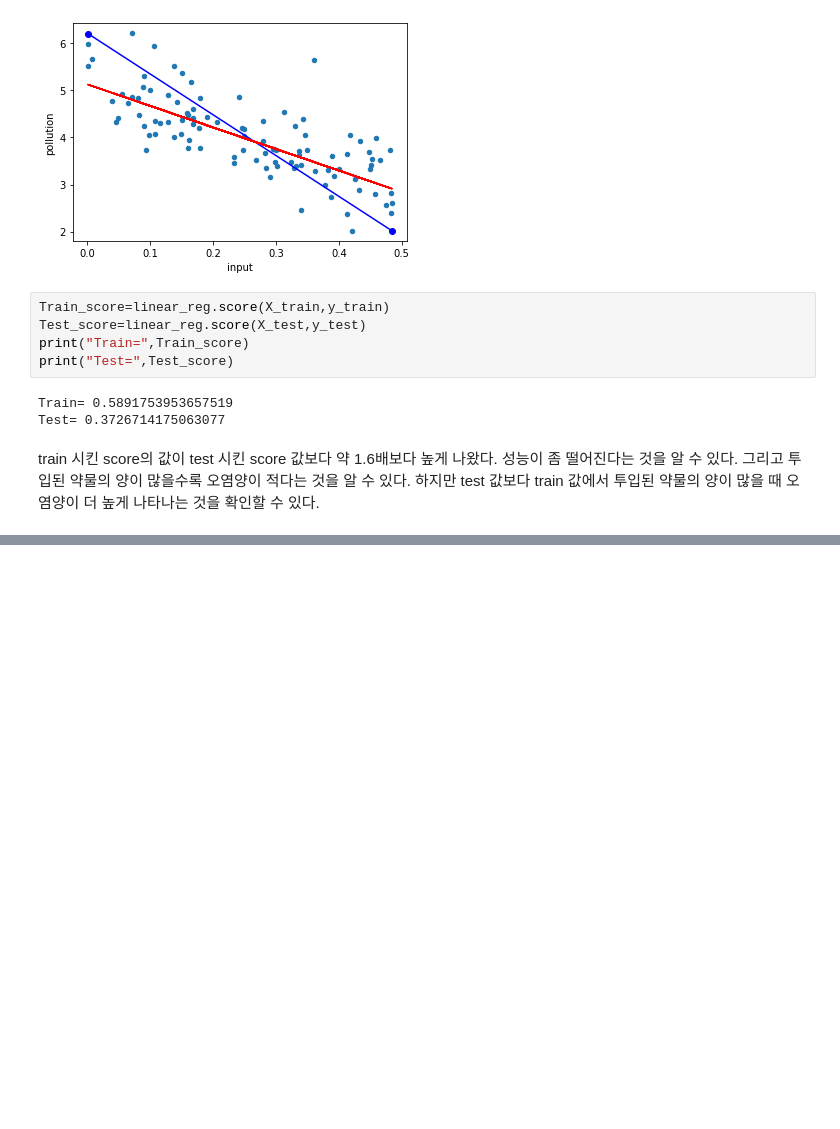
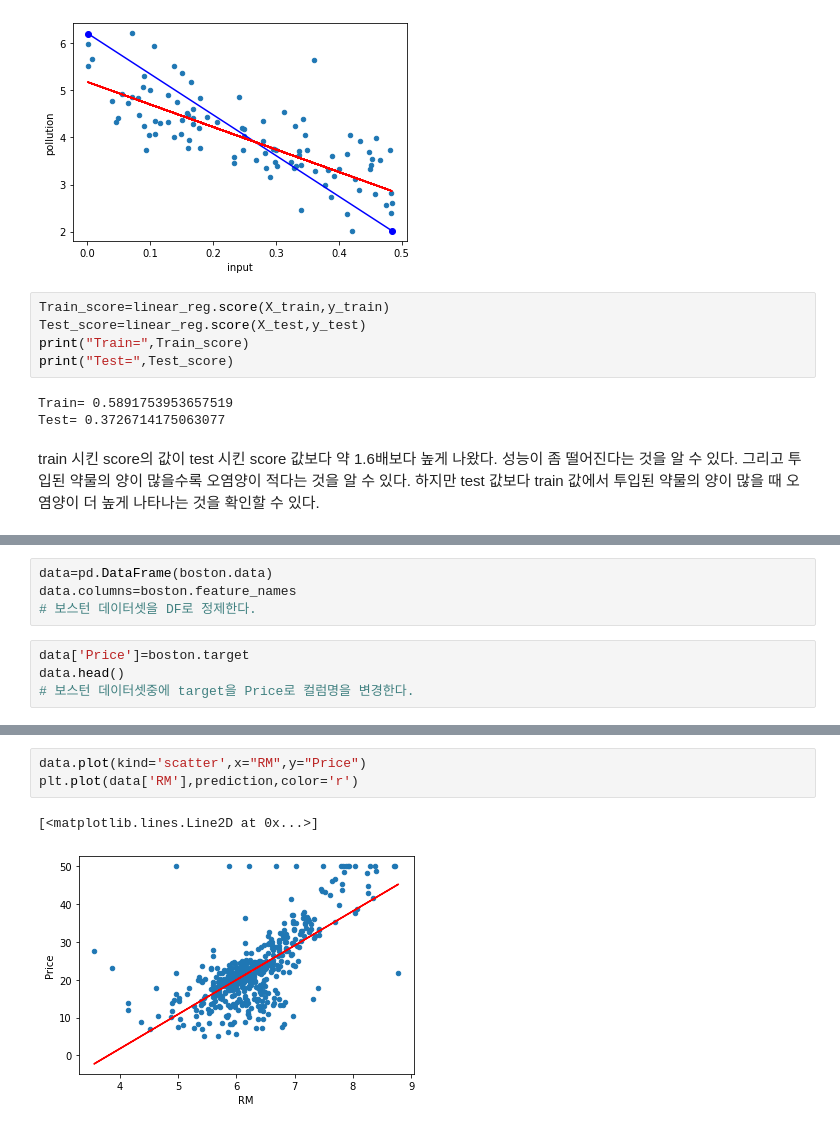
Before and after one commit to Yudaeun/Data_Analysis, a Jupyter notebook: pollution_and_medicine.ipynb, the cells around one changed output, grey strips where cells are left out. Saved outputs shown, nothing was run; the diff lists cells and outputs as text; blank space fills up the shorter version.

```diff
--- a/pollution_and_medicine.ipynb
+++ b/pollution_and_medicine.ipynb
@@ -102,0 +156,8 @@ train 시킨 score의 값이 test 시킨 score 값보다 약 1.6배보다 높게
+# %%
+data=pd.DataFrame(boston.data)
+data.columns=boston.feature_names
+# 보스턴 데이터셋을 DF로 정제한다.
+# %%
+data['Price']=boston.target
+data.head()
+# 보스턴 데이터셋중에 target을 Price로 컬럼명을 변경한다.
@@ -102,0 +243,6 @@ train 시킨 score의 값이 test 시킨 score 값보다 약 1.6배보다 높게
+# %%
+data.plot(kind='scatter',x="RM",y="Price")
+plt.plot(data['RM'],prediction,color='r')
+# %% [output]
+[<matplotlib.lines.Line2D at 0x...>]
+[figure, added]
```
Also changed, not shown: parts of 19 cells of this notebook.
